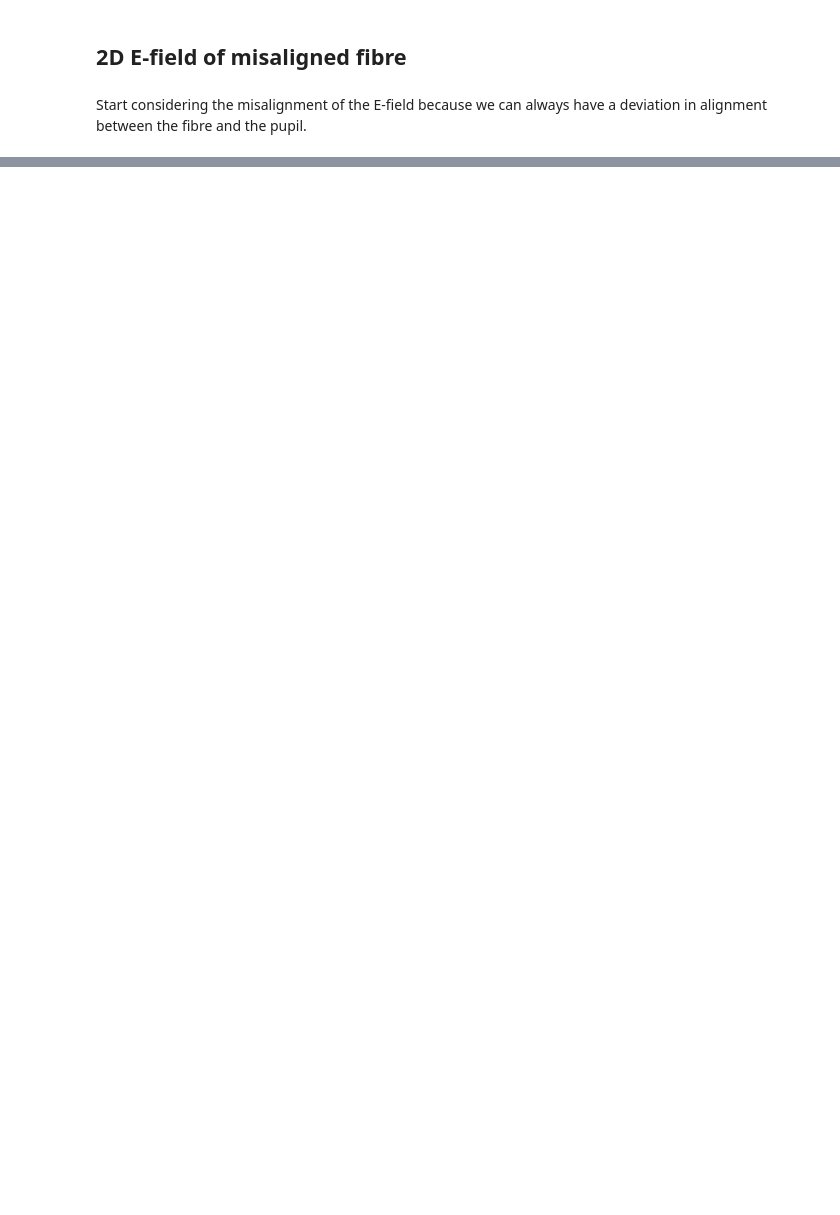
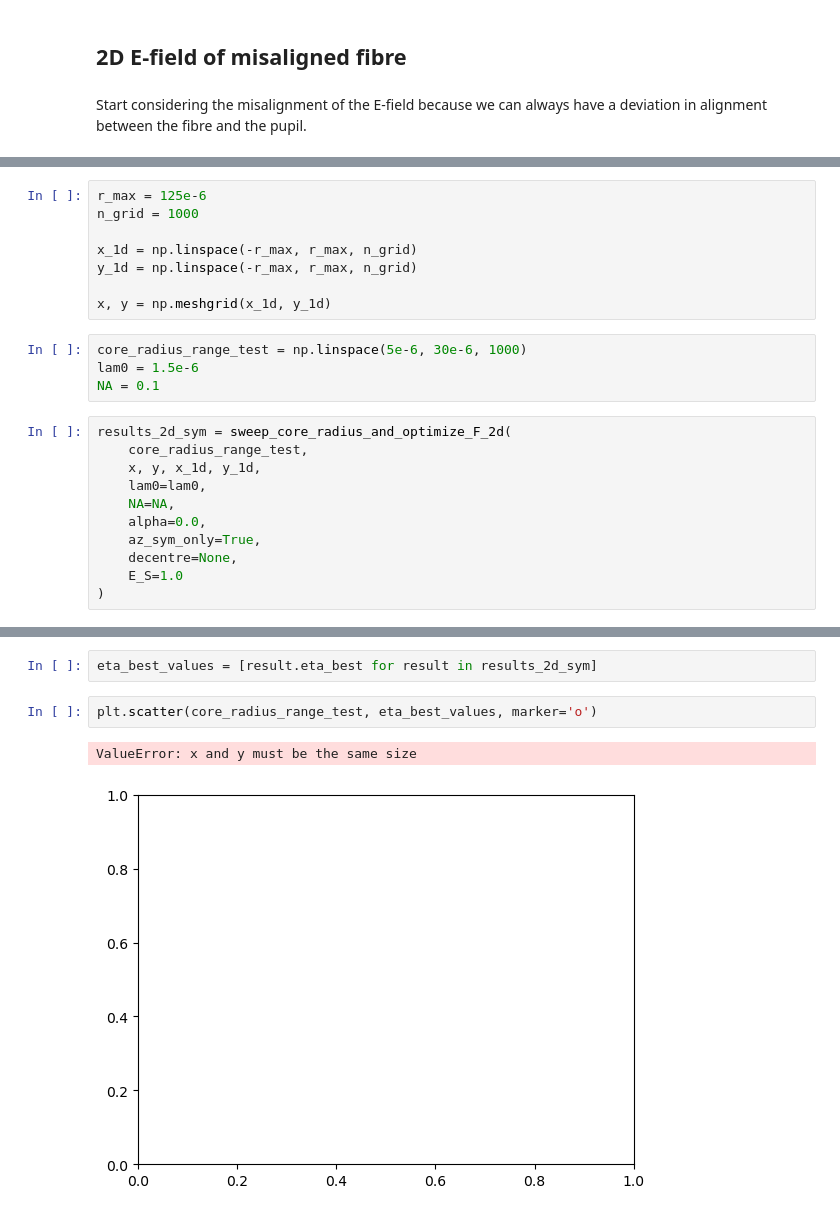
Before and after one commit to TongyueLiu/OH-Suppression-MRes-Project, a Jupyter notebook: notebooks/2D electric field calculations.ipynb, the cells around one changed output, grey strips where cells are left out. Cells and saved outputs as stored; diff of their text form; blank space fills up the shorter version.

Commit message:
update pre-test 2d field

```diff
--- a/notebooks/2D electric field calculations.ipynb
+++ b/notebooks/2D electric field calculations.ipynb
@@ -202,0 +715,23 @@ def calculate_electric_field_2d(r, a, phi, X_root, Y_root):
+# %%
+r_max = 125e-6
+n_grid = 1000
+
+x_1d = np.linspace(-r_max, r_max, n_grid)
+y_1d = np.linspace(-r_max, r_max, n_grid)
+
+x, y = np.meshgrid(x_1d, y_1d)
+# %%
+core_radius_range_test = np.linspace(5e-6, 30e-6, 1000)
+lam0 = 1.5e-6
+NA = 0.1
+# %%
+results_2d_sym = sweep_core_radius_and_optimize_F_2d(
+    core_radius_range_test,
+    x, y, x_1d, y_1d,
+    lam0=lam0,
+    NA=NA,
+    alpha=0.0,
+    az_sym_only=True,
+    decentre=None,
+    E_S=1.0
+)
@@ -202,0 +758,7 @@ def calculate_electric_field_2d(r, a, phi, X_root, Y_root):
+# %%
+eta_best_values = [result.eta_best for result in results_2d_sym]
+# %%
+plt.scatter(core_radius_range_test, eta_best_values, marker='o')
+# %% [output]
+ValueError: x and y must be the same size
+[figure, added]
```
Also changed, not shown: parts of 20 cells of this notebook.
